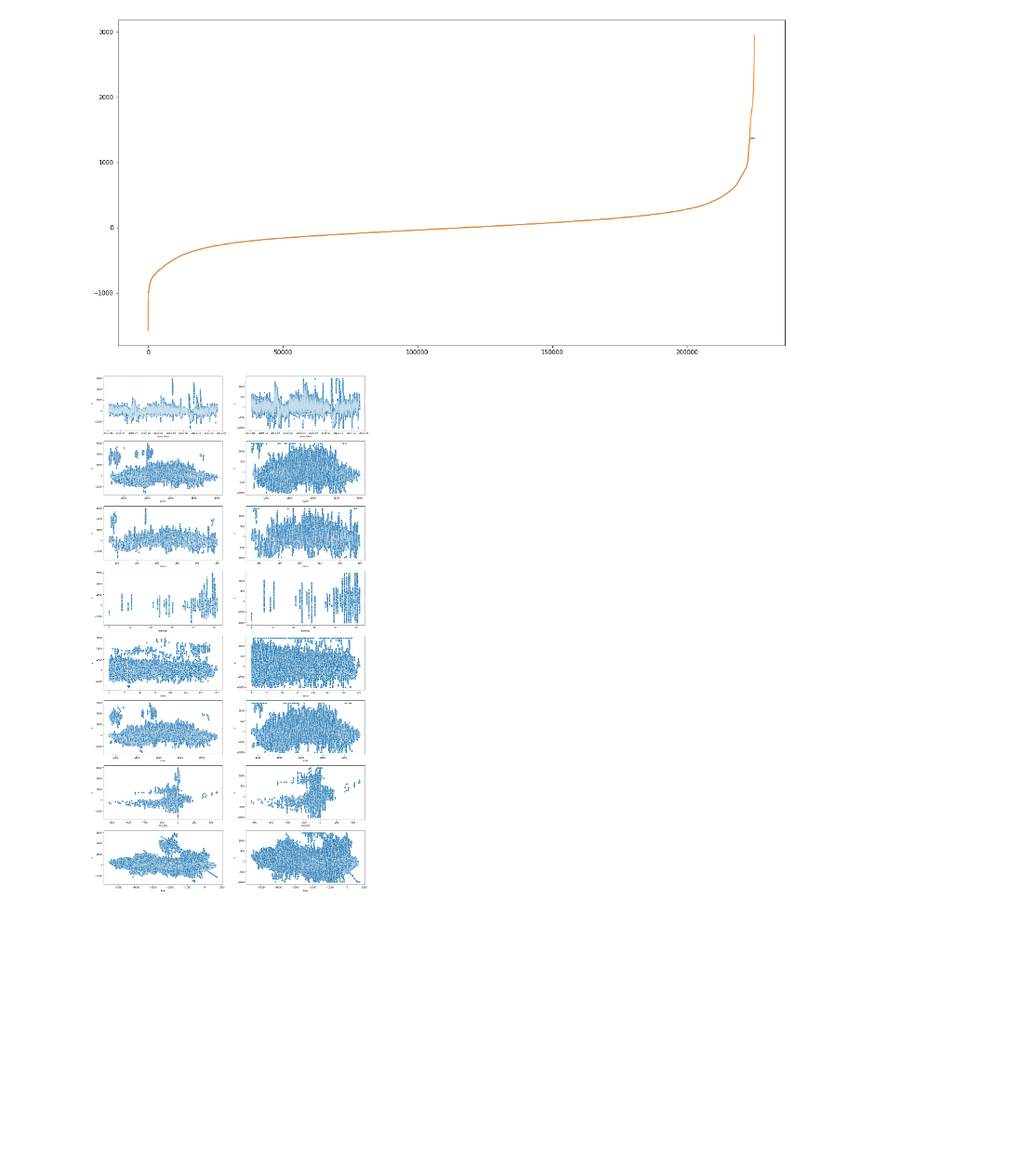
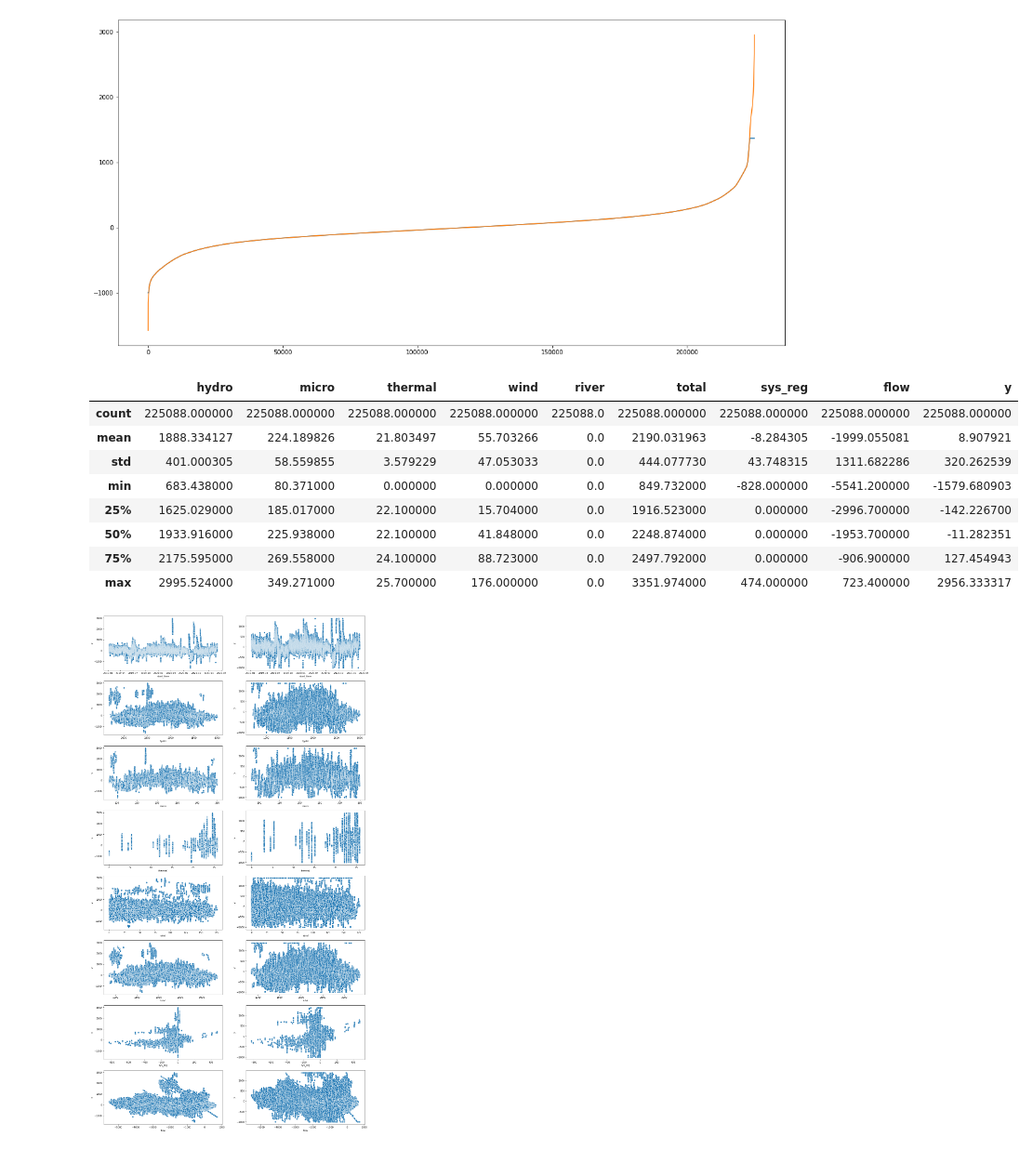
Before and after one commit to BollaBerg/IT3030-Deep-learning, a Jupyter notebook: Project 3 - Imbalance forecasting/exploration/data_preprocessing.ipynb, the cells around one changed output. Shown at 93% size. Saved outputs shown, nothing was run; the diff lists cells and outputs as text; code cells hidden in the pictures; blank space fills up the shorter version.

Commit message:
Add description of post-clamped data

```diff
--- a/Project 3 - Imbalance forecasting/exploration/data_preprocessing.ipynb
+++ b/Project 3 - Imbalance forecasting/exploration/data_preprocessing.ipynb
@@ -105,6 +105,19 @@ plt.plot(train_data.y.sort_values().values, label="Unprocessed data")
 # %% [output]
 [<matplotlib.lines.Line2D at 0x...>]
 [figure]
+# %%
+# Describe the new data
+train_data.describe()
+# %% [output]
+|  | hydro | micro | thermal | wind | river | total | sys_reg | flow | y |
+| count | 225088.000000 | 225088.000000 | 225088.000000 | 225088.000000 | 225088.0 | 225088.000000 | 225088.000000 | 225088.000000 | 225088.000000 |
+| mean | 1888.334127 | 224.189826 | 21.803497 | 55.703266 | 0.0 | 2190.031963 | -8.284305 | -1999.055081 | 8.907921 |
+| std | 401.000305 | 58.559855 | 3.579229 | 47.053033 | 0.0 | 444.077730 | 43.748315 | 1311.682286 | 320.262539 |
+| min | 683.438000 | 80.371000 | 0.000000 | 0.000000 | 0.0 | 849.732000 | -828.000000 | -5541.200000 | -1579.680903 |
+| 25% | 1625.029000 | 185.017000 | 22.100000 | 15.704000 | 0.0 | 1916.523000 | 0.000000 | -2996.700000 | -142.226700 |
+| 50% | 1933.916000 | 225.938000 | 22.100000 | 41.848000 | 0.0 | 2248.874000 | 0.000000 | -1953.700000 | -11.282351 |
+| 75% | 2175.595000 | 269.558000 | 24.100000 | 88.723000 | 0.0 | 2497.792000 | 0.000000 | -906.900000 | 127.454943 |
+| max | 2995.524000 | 349.271000 | 25.700000 | 176.000000 | 0.0 | 3351.974000 | 474.000000 | 723.400000 | 2956.333317 |
 # %%
 # Plot changes in correlation
 fig, axes = plt.subplots(nrows=8, ncols=2, figsize=(20, 40))
```
